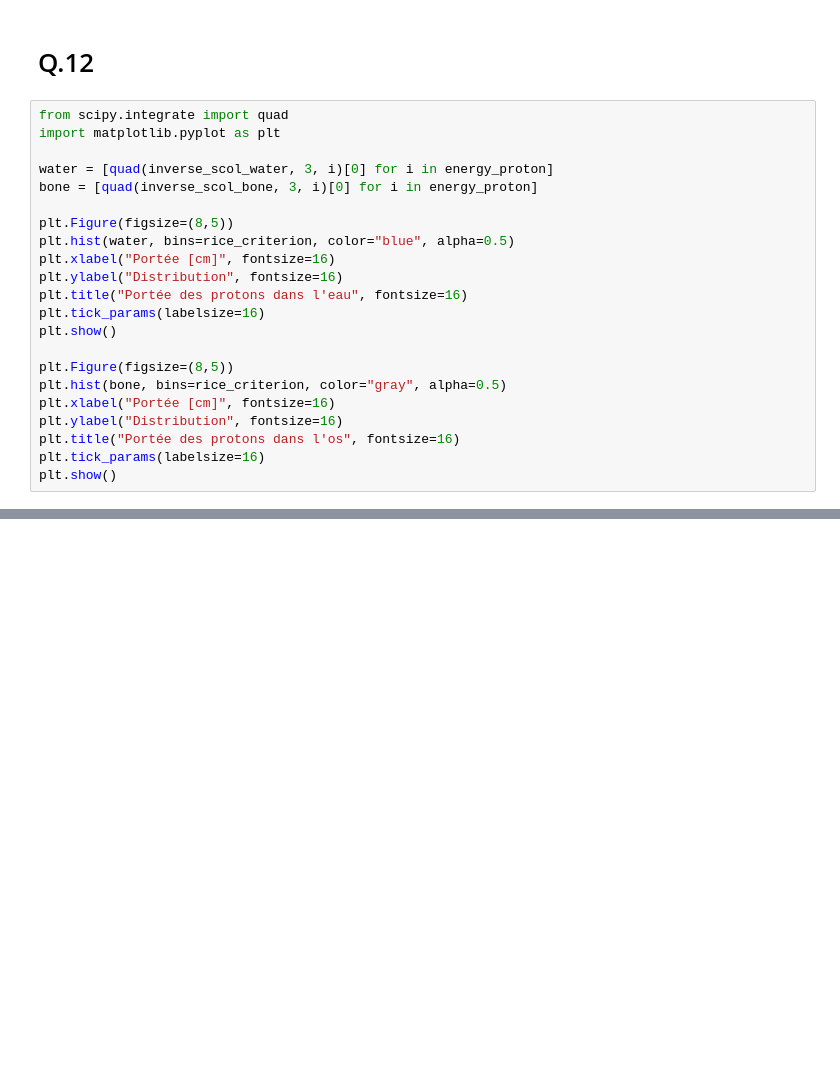
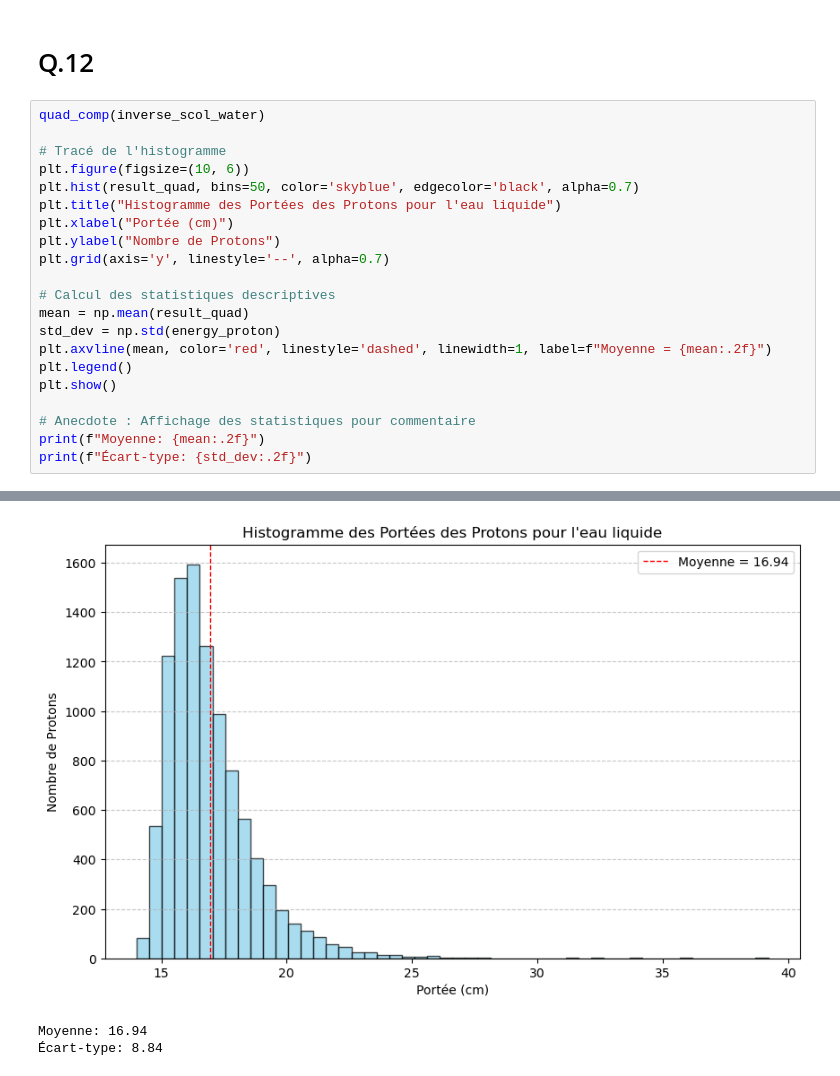
Before and after one commit to craqu/TP_PhysNum, a Jupyter notebook: TP1_AntoineVeillette_EmilePoirier_MichaelHudon.ipynb, the cells around one changed output, grey strips where cells are left out. Saved outputs shown, nothing was run; the diff lists cells and outputs as text; blank space fills up the shorter version.

```diff
--- a/TP1_AntoineVeillette_EmilePoirier_MichaelHudon.ipynb
+++ b/TP1_AntoineVeillette_EmilePoirier_MichaelHudon.ipynb
@@ -732,25 +731,24 @@ KeyboardInterrupt:
 # %% [markdown]
 # Q.12
 # %%
-from scipy.integrate import quad
-import matplotlib.pyplot as plt
+quad_comp(inverse_scol_water)
 
-water = [quad(inverse_scol_water, 3, i)[0] for i in energy_proton]
-bone = [quad(inverse_scol_bone, 3, i)[0] for i in energy_proton]
+# Tracé de l'histogramme
+plt.figure(figsize=(10, 6))
+plt.hist(result_quad, bins=50, color='skyblue', edgecolor='black', alpha=0.7)
+plt.title("Histogramme des Portées des Protons pour l'eau liquide")
+plt.xlabel("Portée (cm)")
+plt.ylabel("Nombre de Protons")
+plt.grid(axis='y', linestyle='--', alpha=0.7)
 
-plt.Figure(figsize=(8,5))
-plt.hist(water, bins=rice_criterion, color="blue", alpha=0.5)
-plt.xlabel("Portée [cm]", fontsize=16)
-plt.ylabel("Distribution", fontsize=16)
-plt.title("Portée des protons dans l'eau", fontsize=16)
-plt.tick_params(labelsize=16)
+# Calcul des statistiques descriptives
+mean = np.mean(result_quad)
+std_dev = np.std(energy_proton)
+plt.axvline(mean, color='red', linestyle='dashed', linewidth=1, label=f"Moyenne = {mean:.2f}")
+plt.legend()
 plt.show()
 
-plt.Figure(figsize=(8,5))
-plt.hist(bone, bins=rice_criterion, color="gray", alpha=0.5)
-plt.xlabel("Portée [cm]", fontsize=16)
-plt.ylabel("Distribution", fontsize=16)
-plt.title("Portée des protons dans l'os", fontsize=16)
-plt.tick_params(labelsize=16)
-plt.show()
+# Anecdote : Affichage des statistiques pour commentaire
+print(f"Moyenne: {mean:.2f}")
+print(f"Écart-type: {std_dev:.2f}")
 # %% [output]
@@ -757,0 +772,3 @@ NameError: name 'rice_criterion' is not defined
+[figure, added]
+Moyenne: 16.94
+Écart-type: 8.84
```
Also changed, not shown: parts of 8 cells of this notebook.
